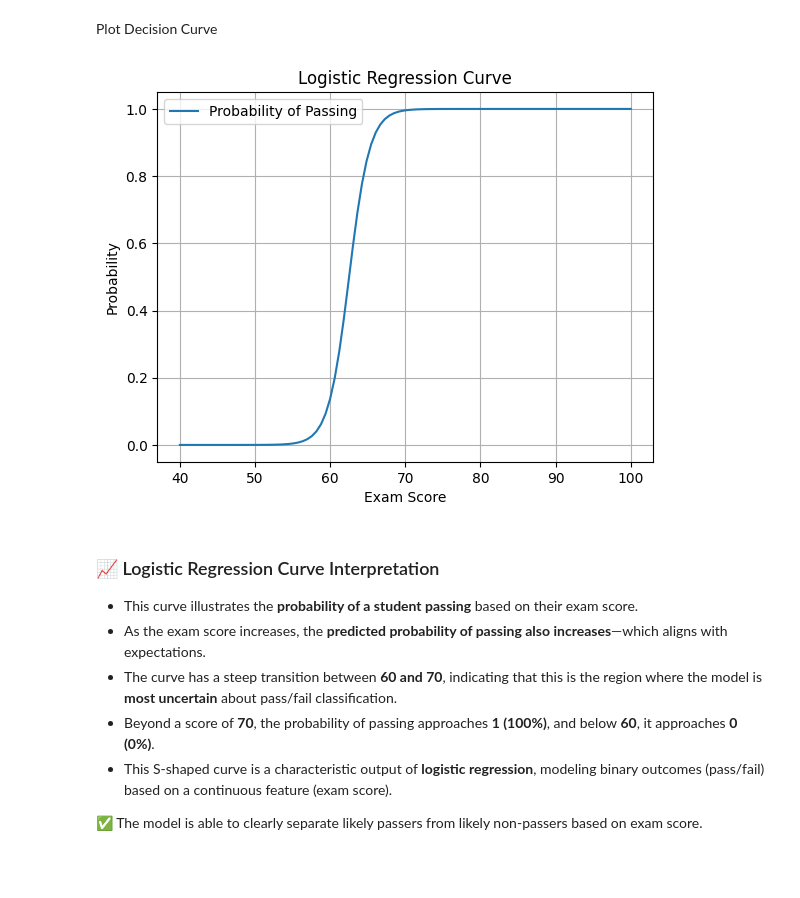
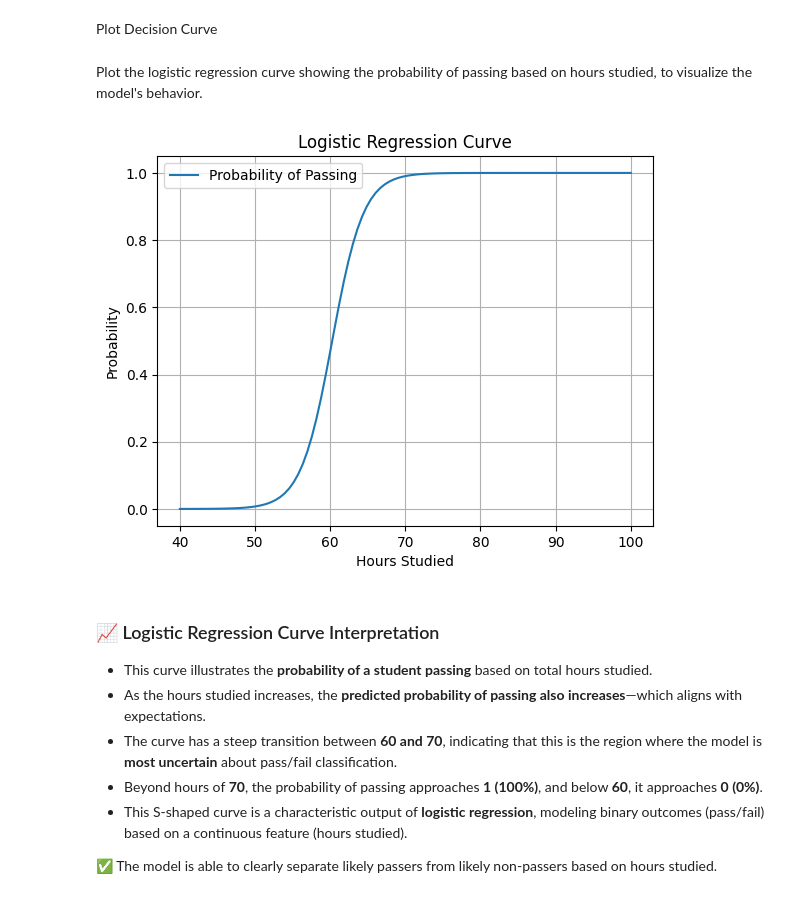
Before and after one commit to codenamekk6/data-science-portfolio, a Jupyter notebook: 03-supervised-learning/classification/01_logistic_regression.ipynb, the cells around one changed output. Saved outputs shown, nothing was run; the diff lists cells and outputs as text; code cells hidden in the pictures; blank space fills up the shorter version.

```diff
--- a/03-supervised-learning/classification/01_logistic_regression.ipynb
+++ b/03-supervised-learning/classification/01_logistic_regression.ipynb
@@ -20,10 +20,10 @@ from sklearn.metrics import (
     classification_report
 )
 
-# Create a simple dataset
+# Create a simple dataset of 10 students' exam results
 data = {
-    "Exam Score": [45, 50, 55, 60, 65, 70, 75, 80, 85, 90],
-    "Passed":     [0, 0, 0, 0, 1, 1, 1, 1, 1, 1]
+    "Hours Studied": [45, 50, 55, 60, 60, 70, 70, 80, 80, 90],
+    "Passed":     [0, 0,  0, 0, 1, 1, 1, 1, 1, 1]
 }
 
 df = pd.DataFrame(data)
@@ -40,5 +42,5 @@ df.head()
 # %%
-X = df[["Exam Score"]]
+X = df[["Hours Studied"]]
 y = df["Passed"]
 
 # Split into training and testing
@@ -92,29 +96,31 @@ weighted avg       1.00      1.00      1.00         3
 - **F1-score**: Harmonic mean of precision and recall—useful for imbalanced data.
 # %% [markdown]
 Plot Decision Curve
+# %% [markdown]
+Plot the logistic regression curve showing the probability of passing based on hours studied, to visualize the model's behavior.
 # %%
 import matplotlib.pyplot as plt
 
 # Plot the logistic curve
 x_values = np.linspace(40, 100, 100).reshape(-1, 1)
-y_prob = model.predict_proba(x_values)[:, 1]
+y_prob = model.predict_proba(pd.DataFrame(x_values, columns=["Hours Studied"]))[:, 1]
 
 plt.plot(x_values, y_prob, label="Probability of Passing")
-plt.xlabel("Exam Score")
+plt.xlabel("Hours Studied")
 plt.ylabel("Probability")
 plt.title("Logistic Regression Curve")
 plt.grid(True)
 plt.legend()
 plt.show()
 # %% [output]
-[figure, old version]
+[figure, new version]
 # %% [markdown]
 ### 📈 Logistic Regression Curve Interpretation
 
-- This curve illustrates the **probability of a student passing** based on their exam score.
-- As the exam score increases, the **predicted probability of passing also increases**—which aligns with expectations.
+- This curve illustrates the **probability of a student passing** based on total hours studied.
+- As the hours studied increases, the **predicted probability of passing also increases**—which aligns with expectations.
 - The curve has a steep transition between **60 and 70**, indicating that this is the region where the model is **most uncertain** about pass/fail classification.
-- Beyond a score of **70**, the probability of passing approaches **1 (100%)**, and below **60**, it approaches **0 (0%)**.
-- This S-shaped curve is a characteristic output of **logistic regression**, modeling binary outcomes (pass/fail) based on a continuous feature (exam score).
+- Beyond hours of **70**, the probability of passing approaches **1 (100%)**, and below **60**, it approaches **0 (0%)**.
+- This S-shaped curve is a characteristic output of **logistic regression**, modeling binary outcomes (pass/fail) based on a continuous feature (hours studied).
 
-✅ The model is able to clearly separate likely passers from likely non-passers based on exam score.
+✅ The model is able to clearly separate likely passers from likely non-passers based on hours studied.
```
Also changed, not shown: parts of 5 cells of this notebook, 4 other files.
